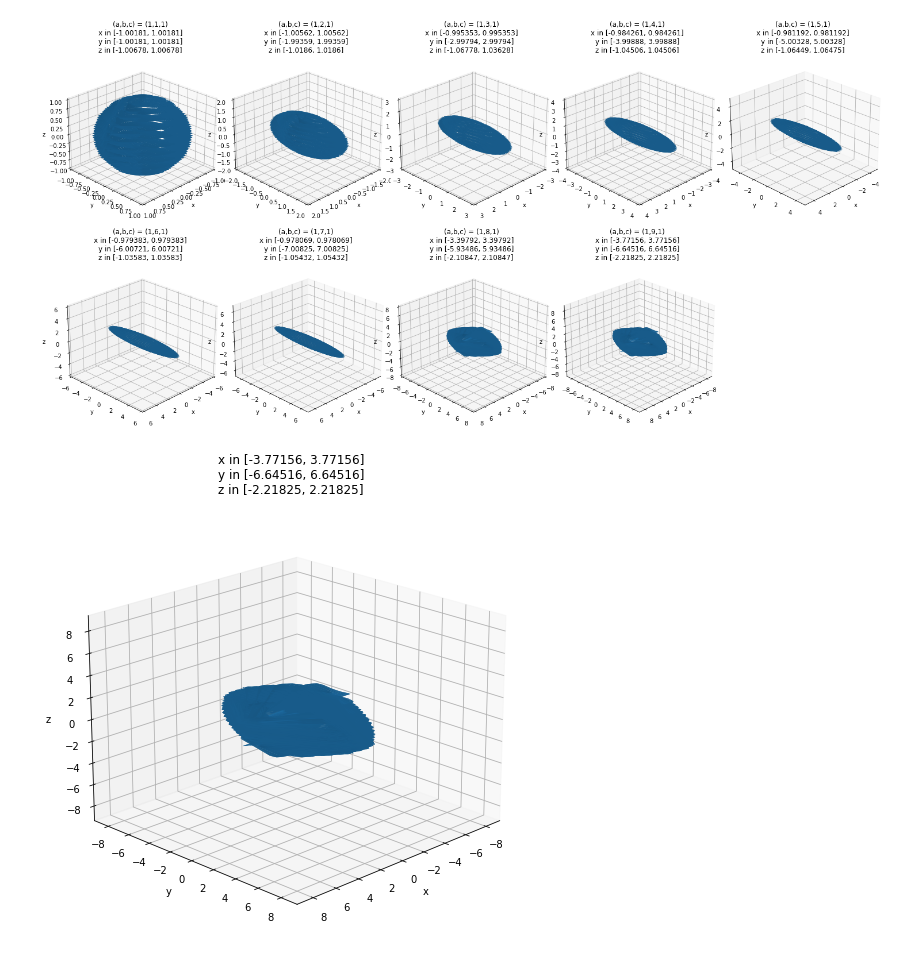
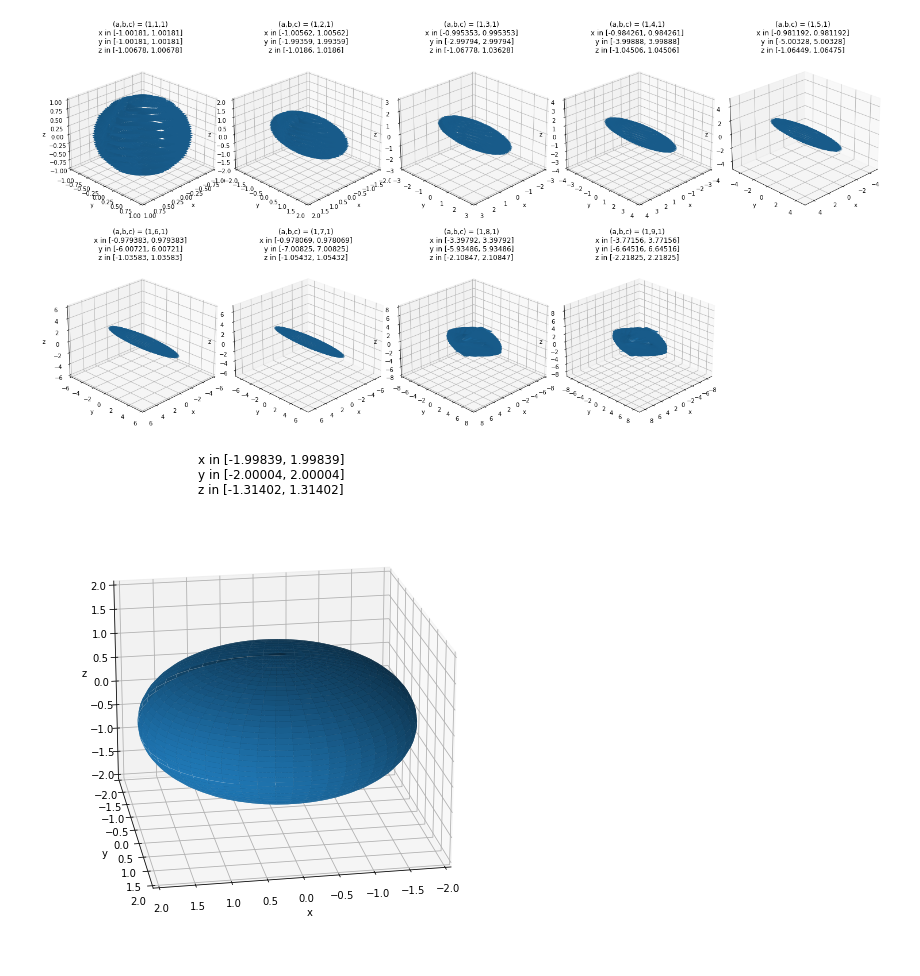
Before and after one commit to iago-mendes/eucled, a Jupyter notebook: src/exercises/08-embedding/assets/plots.ipynb, the cells around one changed output. Drawn from its saved outputs; the diff is of its cells as text; code cells hidden in the pictures.

```diff
--- a/src/exercises/08-embedding/assets/plots.ipynb
+++ b/src/exercises/08-embedding/assets/plots.ipynb
@@ -208,42 +194,42 @@ plt.show()
 # %% [output]
 [figure]
 # %%
-N_theta = 15
-N_phi = 4*N_theta
+N_theta = 50
+N_phi = N_theta
 
 fig = plt.figure(layout="constrained")
 
-embedding = np.genfromtxt('embedding_191.0.csv', delimiter=',')
+embedding = np.genfromtxt('embedding_0.8.csv', delimiter=',')
 # print("chi", chi)
 # print("x: ", min(x), max(x))
 # print("y: ", min(y), max(y))
 # print("z: ", min(z), max(z))
 
 x = embedding[:,0]
 y = embedding[:,1]
 z = embedding[:,2]
 
 X = np.reshape(x, (N_phi, N_theta))
 Y = np.reshape(y, (N_phi, N_theta))
 Z = np.reshape(z, (N_phi, N_theta))
 
 ax = fig.add_subplot(111, projection='3d')
 ax.plot_surface(X, Y, Z)
 
 plt.title(f'x in [{min(x)}, {max(x)}]\ny in [{min(y)}, {max(y)}]\nz in [{min(z)}, {max(z)}]')
 ax.set_xlabel("x")
 ax.set_ylabel("y")
 ax.set_zlabel("z")
 
-side = 9
+side = 2
 ax.set_xlim(-side, side)
 ax.set_ylim(-side, side)
 ax.set_zlim(-side, side)
 
-ax.view_init(20, 45) # elev, azim
+ax.view_init(20, 80) # elev, azim
 # ax.view_init(5, 45) # elev, azim
 fig.set_size_inches(20, 7, forward=True)
 
 plt.show()
 # %% [output]
-[figure, old version]
+[figure, new version]
```
Also changed, not shown: parts of 3 cells of this notebook, 10 other files.
